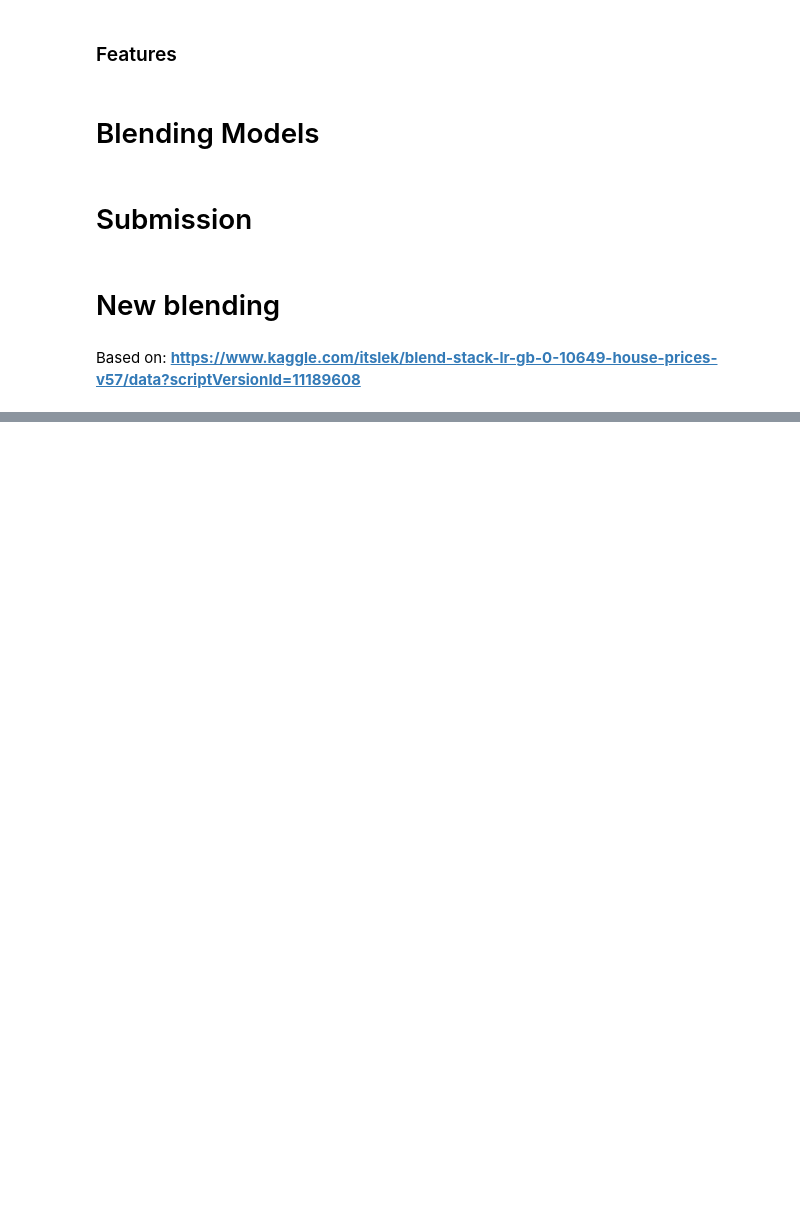
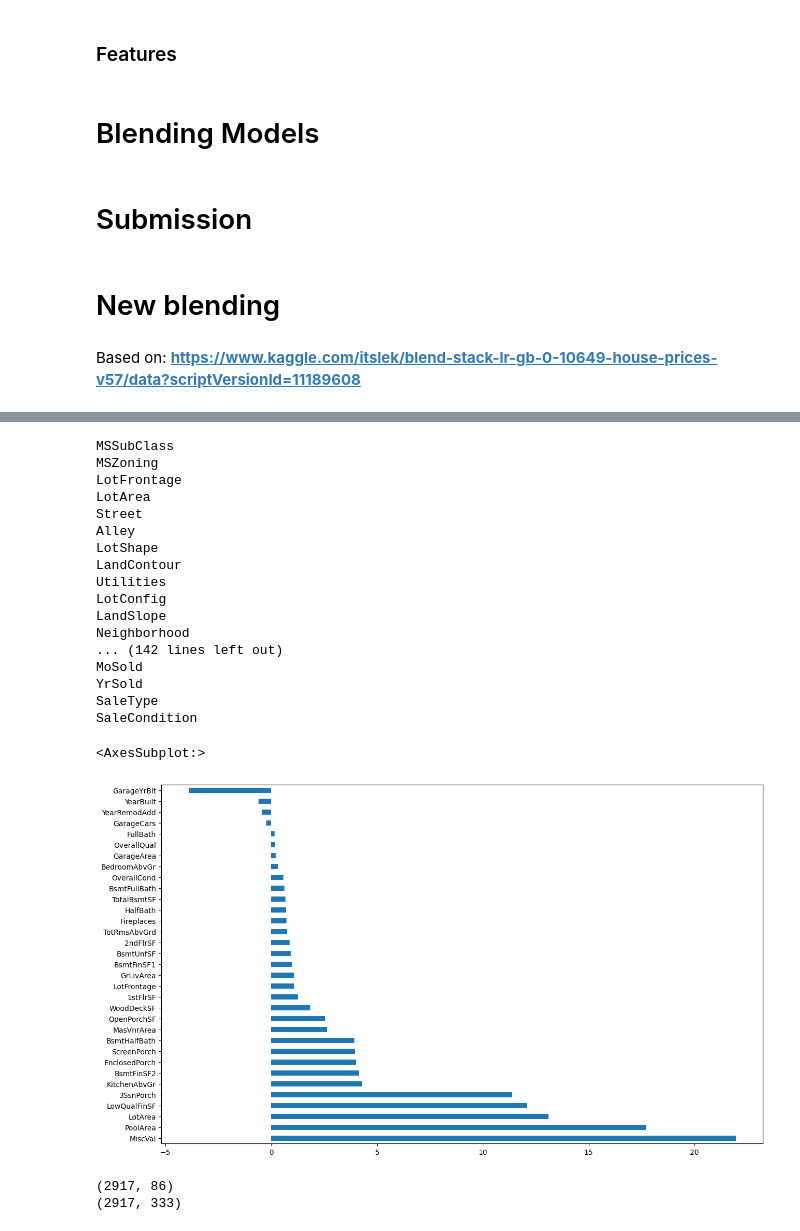
Before and after one commit to xiaosuhu/HousePriceEx, a Jupyter notebook: 1-house-prices-solution-top-1.ipynb, the cells around one changed output, grey strips where cells are left out. Cells and saved outputs as stored; diff of their text form; code cells hidden in the pictures; blank space fills up the shorter version.

```diff
--- a/1-house-prices-solution-top-1.ipynb
+++ b/1-house-prices-solution-top-1.ipynb
@@ -703,0 +550,80 @@ lgb_model_full_data = lightgbm.fit(X, y)
+# %%
+
+# Filling in the rest of the NA's
+
+numeric_dtypes = ['int16', 'int32', 'int64', 'float16', 'float32', 'float64']
+numerics = []
+for i in features.columns:
+    print(i)
+    if features[i].dtype in numeric_dtypes:
+        numerics.append(i)
+features.update(features[numerics].fillna(0))
+
+numerics2 = []
+for i in features.columns:
+    print(i)
+    if features[i].dtype in numeric_dtypes:
+        numerics2.append(i)
+
+skew_features = features[numerics2].apply(lambda x: skew(x)).sort_values(ascending=False)
+
+high_skew = skew_features[skew_features > 0.5]
+skew_index = high_skew.index
+
+# skew_features.info()
+skew_features.shape
+plt.subplots(figsize=(15,9))
+skew_features.plot(kind='barh')
+# %% [output]
+MSSubClass
+MSZoning
+LotFrontage
+LotArea
+Street
+Alley
+LotShape
+LandContour
+Utilities
+LotConfig
+LandSlope
+Neighborhood
+... (142 lines left out)
+MoSold
+YrSold
+SaleType
+SaleCondition
+<AxesSubplot:>
+[figure, added]
+# %%
+
+for i in skew_index:
+    features[i] = boxcox1p(features[i], boxcox_normmax(features[i] + 1))
+
+features = features.drop(['Utilities', 'Street', 'PoolQC',], axis=1)
+
+features['YrBltAndRemod']=features['YearBuilt']+features['YearRemodAdd']
+features['TotalSF']=features['TotalBsmtSF'] + features['1stFlrSF'] + features['2ndFlrSF']
+
+features['Total_sqr_footage'] = (features['BsmtFinSF1'] + features['BsmtFinSF2'] +
+                                 features['1stFlrSF'] + features['2ndFlrSF'])
+
+features['Total_Bathrooms'] = (features['FullBath'] + (0.5 * features['HalfBath']) +
+                               features['BsmtFullBath'] + (0.5 * features['BsmtHalfBath']))
+
+features['Total_porch_sf'] = (features['OpenPorchSF'] + features['3SsnPorch'] +
+                              features['EnclosedPorch'] + features['ScreenPorch'] +
+                              features['WoodDeckSF'])
+
+# simplified features
+features['haspool'] = features['PoolArea'].apply(lambda x: 1 if x > 0 else 0)
+features['has2ndfloor'] = features['2ndFlrSF'].apply(lambda x: 1 if x > 0 else 0)
+features['hasgarage'] = features['GarageArea'].apply(lambda x: 1 if x > 0 else 0)
+features['hasbsmt'] = features['TotalBsmtSF'].apply(lambda x: 1 if x > 0 else 0)
+features['hasfireplace'] = features['Fireplaces'].apply(lambda x: 1 if x > 0 else 0)
+
+print(features.shape)
+final_features = pd.get_dummies(features).reset_index(drop=True)
+print(final_features.shape)
+# %% [output]
+(2917, 86)
+(2917, 333)
```
Also changed, not shown: parts of 13 cells of this notebook, 9 other files.
